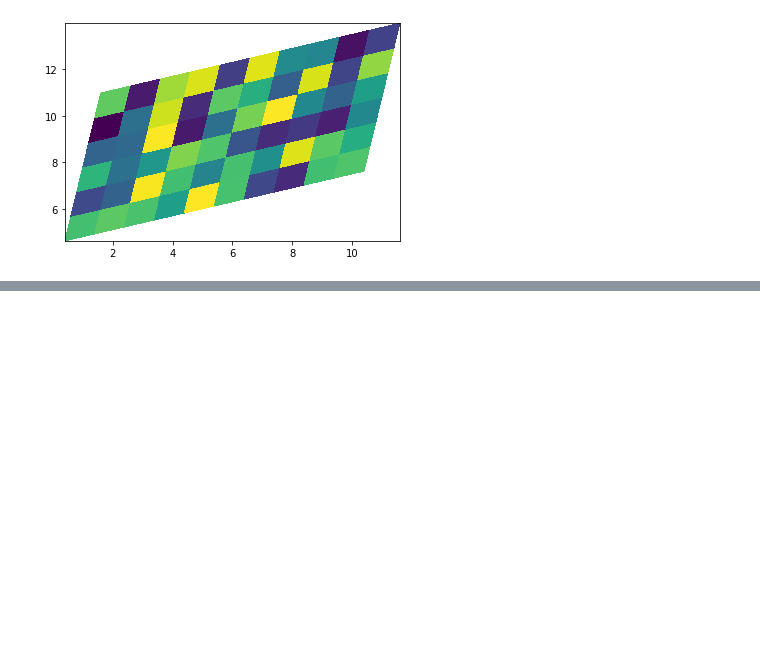
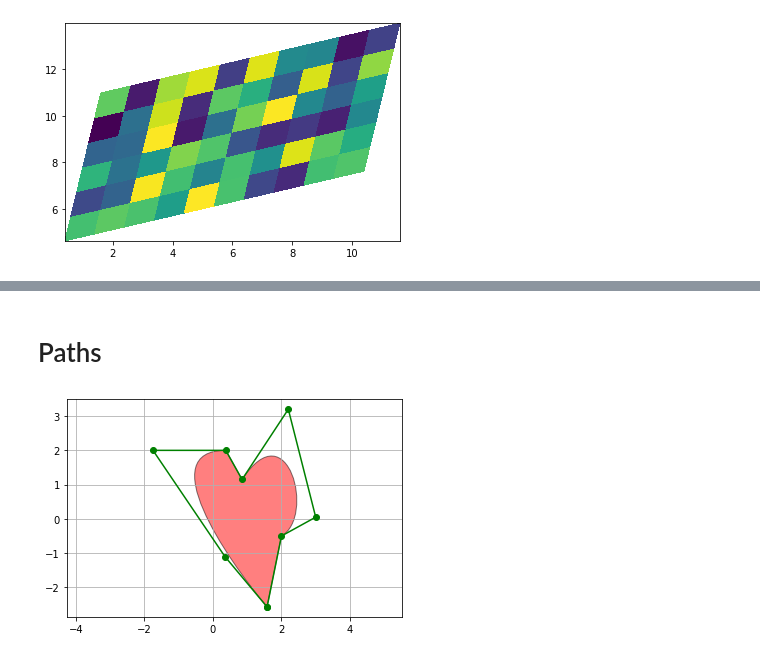
Before and after one commit to kdzioba/matplotlib, a Jupyter notebook: Examples.ipynb, the cells around one changed output, grey strips where cells are left out. Cells and saved outputs as stored; diff of their text form; code cells hidden in the pictures; blank space fills up the shorter version.

```diff
--- a/Examples.ipynb
+++ b/Examples.ipynb
@@ -75,0 +135,2 @@ ax.pcolormesh(X, Y, Z)
+# %% [markdown]
+# Paths
@@ -75,0 +140,29 @@ ax.pcolormesh(X, Y, Z)
+# %%
+fig, ax = plt.subplots()
+
+Path = mpath.Path
+path_data = [
+    (Path.MOVETO, (1.58, -2.57)),
+    (Path.CURVE4, (0.35, -1.1)),
+    (Path.CURVE4, (-1.75, 2.0)),
+    (Path.CURVE4, (0.375, 2.0)),
+    (Path.LINETO, (0.85, 1.15)),
+    (Path.CURVE4, (2.2, 3.2)),
+    (Path.CURVE4, (3, 0.05)),
+    (Path.CURVE4, (2.0, -0.5)),
+    (Path.CLOSEPOLY, (1.58, -2.57)),
+    ]
+codes, verts = zip(*path_data)
+path = mpath.Path(verts, codes)
+patch = mpatches.PathPatch(path, facecolor='r', alpha=0.5)
+ax.add_patch(patch)
+
+# plot control points and connecting lines
+x, y = zip(*path.vertices)
+line, = ax.plot(x, y, 'go-')
+
+ax.grid()
+ax.axis('equal')
+plt.show()
+# %% [output]
+[figure, added]
```
Also changed, not shown: parts of 6 cells of this notebook.
